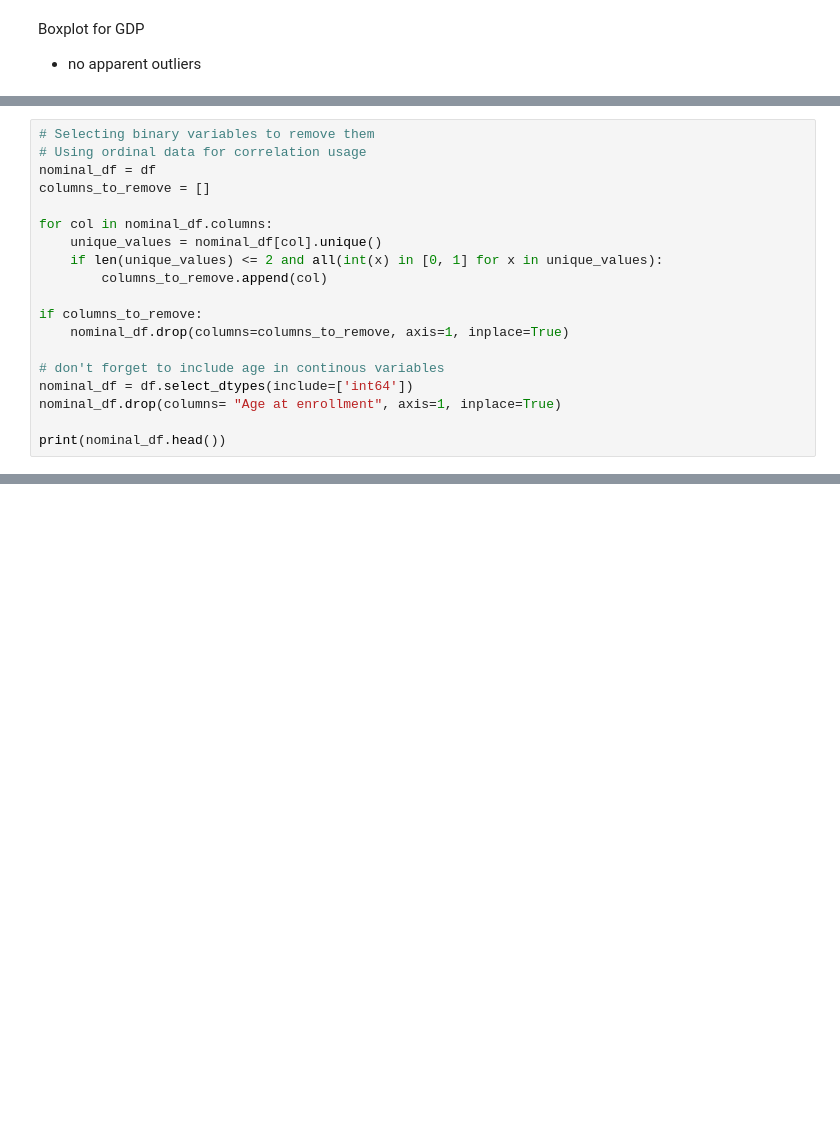
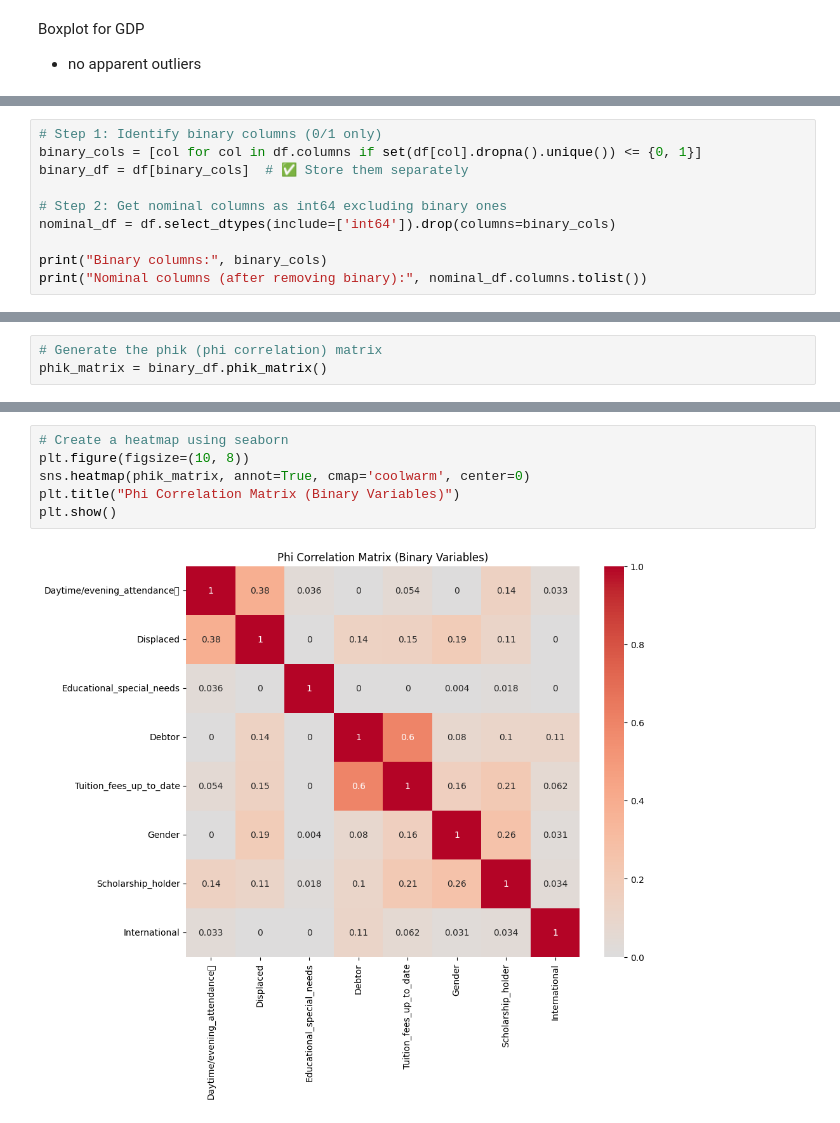
Before and after one commit to KaterynaTekmenzhi/CapstoneProject2025, a Jupyter notebook: Portugal_Data_Explore.ipynb, the cells around one changed output, grey strips where cells are left out. Drawn from its saved outputs; the diff is of its cells as text; blank space fills up the shorter version.

```diff
--- a/Portugal_Data_Explore.ipynb
+++ b/Portugal_Data_Explore.ipynb
@@ -311,20 +337,11 @@ plt.show()
 # %%
-# Selecting binary variables to remove them
-# Using ordinal data for correlation usage
-nominal_df = df
-columns_to_remove = []
+# Step 1: Identify binary columns (0/1 only)
+binary_cols = [col for col in df.columns if set(df[col].dropna().unique()) <= {0, 1}]
+binary_df = df[binary_cols]  # ✅ Store them separately
 
-for col in nominal_df.columns:
-    unique_values = nominal_df[col].unique()
-    if len(unique_values) <= 2 and all(int(x) in [0, 1] for x in unique_values):
-        columns_to_remove.append(col)
+# Step 2: Get nominal columns as int64 excluding binary ones
+nominal_df = df.select_dtypes(include=['int64']).drop(columns=binary_cols)
 
-if columns_to_remove:
-    nominal_df.drop(columns=columns_to_remove, axis=1, inplace=True)
-
-# don't forget to include age in continous variables
-nominal_df = df.select_dtypes(include=['int64'])
-nominal_df.drop(columns= "Age at enrollment", axis=1, inplace=True)
-
-print(nominal_df.head())
+print("Binary columns:", binary_cols)
+print("Nominal columns (after removing binary):", nominal_df.columns.tolist())
 # %% [output]
@@ -420,0 +633,3 @@ plt.show()
+# %%
+# Generate the phik (phi correlation) matrix
+phik_matrix = binary_df.phik_matrix()
@@ -420,0 +642,8 @@ plt.show()
+# %%
+# Create a heatmap using seaborn
+plt.figure(figsize=(10, 8))
+sns.heatmap(phik_matrix, annot=True, cmap='coolwarm', center=0)
+plt.title("Phi Correlation Matrix (Binary Variables)")
+plt.show()
+# %% [output]
+[figure, added]
```
Also changed, not shown: parts of 52 cells of this notebook.
